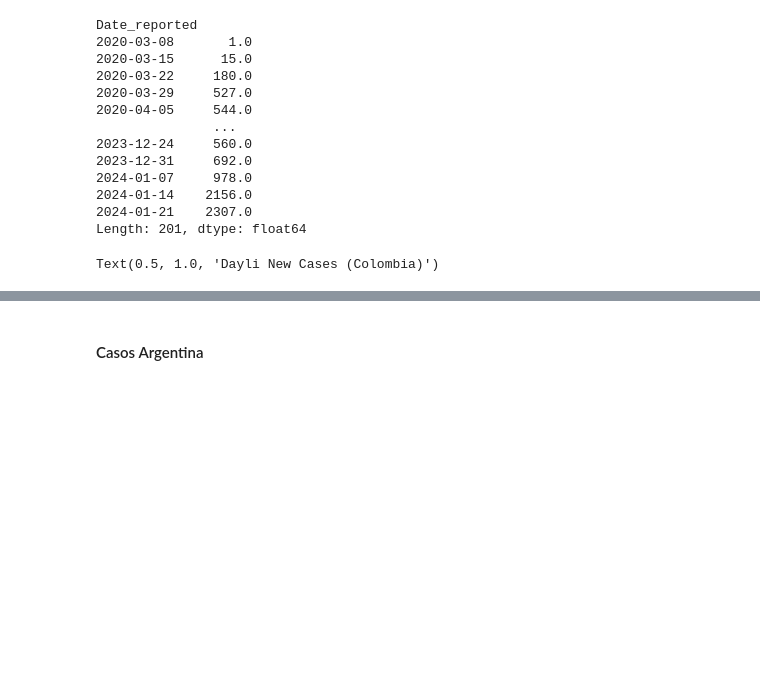
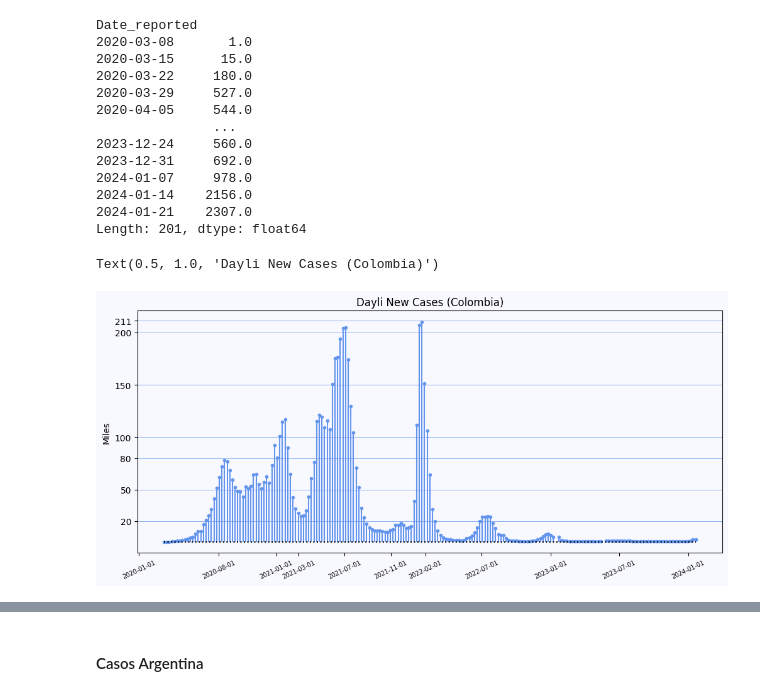
Before and after one commit to pabloing93/covid19-analysis, a Jupyter notebook: COVID19_Analysis.ipynb, the cells around one changed output, grey strips where cells are left out. Drawn from its saved outputs; the diff is of its cells as text; code cells hidden in the pictures; blank space fills up the shorter version.

```diff
--- a/COVID19_Analysis.ipynb
+++ b/COVID19_Analysis.ipynb
@@ -801,15 +800,20 @@ Date_reported
 Length: 201, dtype: float64
 # %%
 #Colombia
-plt.rcParams["axes.facecolor"] = "#6495ED"
-fig, ax = plt.subplots(figsize=(12, 5),facecolor='#FFF8DC')
-ax.stem(new_cases_col.index, new_cases_col.values/1e3,basefmt = 'k:',markerfmt= '.',linefmt ='#FFF8DC')
-plt.axhline(200,color = '#FFF8DC',linewidth = 0.5)
-plt.axhline(150,color = '#FFF8DC',linewidth = 0.5)
-plt.axhline(100,color = '#FFF8DC',linewidth = 0.5)
-plt.axhline(50,color = '#FFF8DC',linewidth = 0.5)
+plt.rcParams["axes.facecolor"] = "#F8F8FF"
+fig, ax = plt.subplots(figsize=(12, 5),facecolor='#F8F8FF')
+ax.stem(new_cases_col.index, new_cases_col.values/1e3,basefmt = 'k:',markerfmt= '.',linefmt ='#6495ED')
+plt.axhline(200,color = '#6495ED',linewidth = 0.5)
+plt.axhline(211,color = '#6495ED',linewidth = 0.5)
+plt.axhline(150,color = '#6495ED',linewidth = 0.5)
+plt.axhline(100,color = '#6495ED',linewidth = 0.5)
+plt.axhline(80,color = '#6495ED',linewidth = 0.5)
+plt.axhline(50,color = '#6495ED',linewidth = 0.5)
+plt.axhline(20,color = '#6495ED',linewidth = 0.5)
 plt.ylabel('Miles')
-plt.xticks(['2020-01','2020-08','2021-01','2021-07','2022-02','2023-01','2023-07','2024-01','2022-07'],rotation =25,fontsize=7)
+plt.yticks([211,200,150,100,50,80,20])
+plt.xticks(['2020-01','2020-08','2021-01','2021-07','2022-02','2023-01','2023-07','2024-01','2022-07','2021-03','2021-11'],rotation =25,fontsize=7)
 plt.title('Dayli New Cases (Colombia)')
 # %% [output]
 Text(0.5, 1.0, 'Dayli New Cases (Colombia)')
+[figure, added]
```
Also changed, not shown: parts of 29 cells of this notebook.
